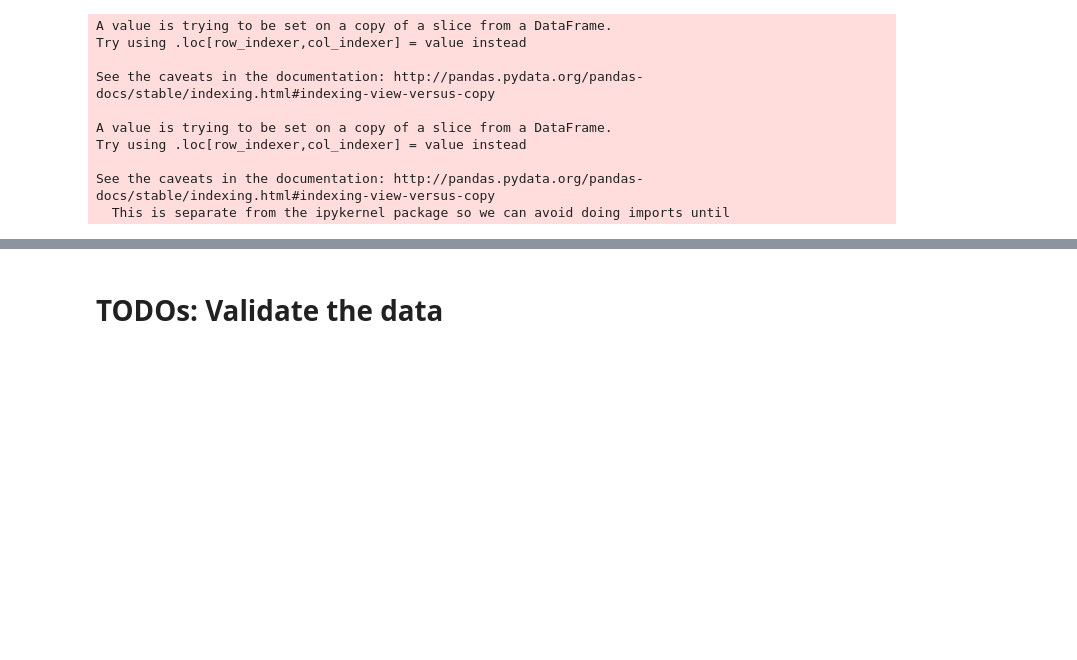
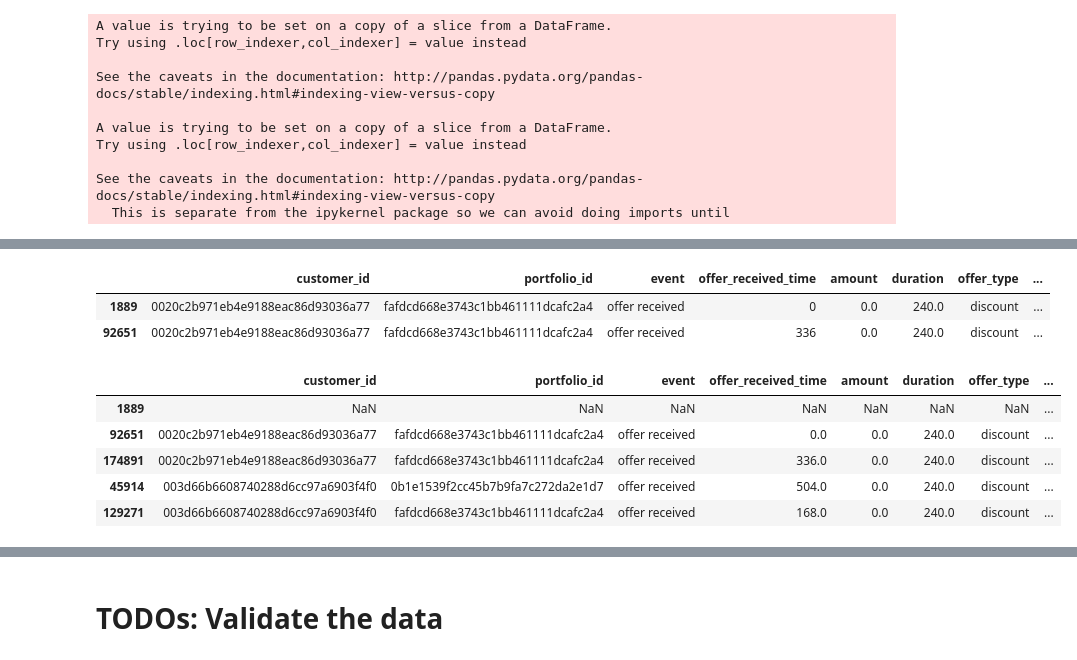
Before and after one commit to Mendy5/Udacity_Project_Capstone, a Jupyter notebook: Starbucks_Capstone_notebook.ipynb, the cells around one changed output, grey strips where cells are left out. Saved outputs shown, nothing was run; the diff lists cells and outputs as text; code cells hidden in the pictures; blank space fills up the shorter version.

```diff
--- a/Starbucks_Capstone_notebook.ipynb
+++ b/Starbucks_Capstone_notebook.ipynb
@@ -1611,3 +1611,7 @@ transcript_disc_final_df_temp.head()
 | 2 | 8ec6ce2a7e7949b1bf142def7d0e0586 | fafdcd668e3743c1bb461111dcafc2a4 | offer received | 0 | 0.0 | 240.0 | discount | ... |
 | 3 | c4863c7985cf408faee930f111475da3 | 2298d6c36e964ae4a3e7e9706d1fb8c2 | offer received | 0 | 0.0 | 168.0 | discount | ... |
 | 4 | aa4862eba776480b8bb9c68455b8c2e1 | 0b1e1539f2cc45b7b9fa7c272da2e1d7 | offer received | 0 | 0.0 | 240.0 | discount | ... |
+# %%
+test_df = transcript_disc_received_df.groupby(["customer_id", "portfolio_id"])["offer_received_time"].count().reset_index()
+# %%
+test_final_df = test_df.loc[test_df["offer_received_time"]> 1, ["customer_id", "portfolio_id"]].drop_duplicates()
@@ -1613,0 +1627,7 @@ transcript_disc_final_df_temp.head()
+# %%
+transcript_disc_received_df[(transcript_disc_received_df["customer_id"] == "0020c2b971eb4e9188eac86d93036a77") \
+                            & (transcript_disc_received_df["portfolio_id"] == "fafdcd668e3743c1bb461111dcafc2a4")]
+# %% [output]
+|  | customer_id | portfolio_id | event | offer_received_time | amount | duration | offer_type | ... |
+| 1889 | 0020c2b971eb4e9188eac86d93036a77 | fafdcd668e3743c1bb461111dcafc2a4 | offer received | 0 | 0.0 | 240.0 | discount | ... |
+| 92651 | 0020c2b971eb4e9188eac86d93036a77 | fafdcd668e3743c1bb461111dcafc2a4 | offer received | 336 | 0.0 | 240.0 | discount | ... |
@@ -1613,0 +1640,9 @@ transcript_disc_final_df_temp.head()
+# %%
+test_final_df_v2_shifted.head()
+# %% [output]
+|  | customer_id | portfolio_id | event | offer_received_time | amount | duration | offer_type | ... |
+| 1889 | NaN | NaN | NaN | NaN | NaN | NaN | NaN | ... |
+| 92651 | 0020c2b971eb4e9188eac86d93036a77 | fafdcd668e3743c1bb461111dcafc2a4 | offer received | 0.0 | 0.0 | 240.0 | discount | ... |
+| 174891 | 0020c2b971eb4e9188eac86d93036a77 | fafdcd668e3743c1bb461111dcafc2a4 | offer received | 336.0 | 0.0 | 240.0 | discount | ... |
+| 45914 | 003d66b6608740288d6cc97a6903f4f0 | 0b1e1539f2cc45b7b9fa7c272da2e1d7 | offer received | 504.0 | 0.0 | 240.0 | discount | ... |
+| 129271 | 003d66b6608740288d6cc97a6903f4f0 | fafdcd668e3743c1bb461111dcafc2a4 | offer received | 168.0 | 0.0 | 240.0 | discount | ... |
```
Also changed, not shown: parts of 26 cells of this notebook.
